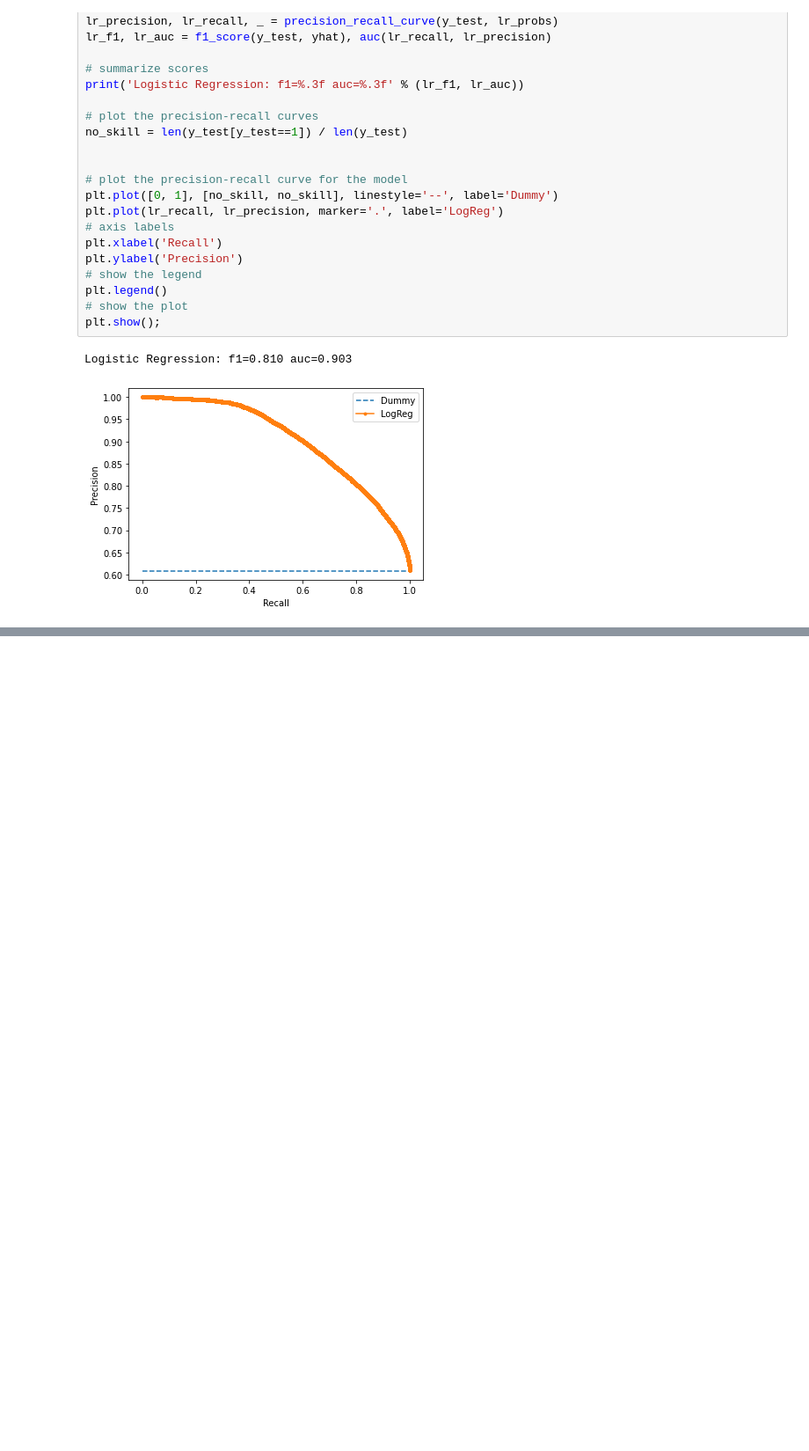
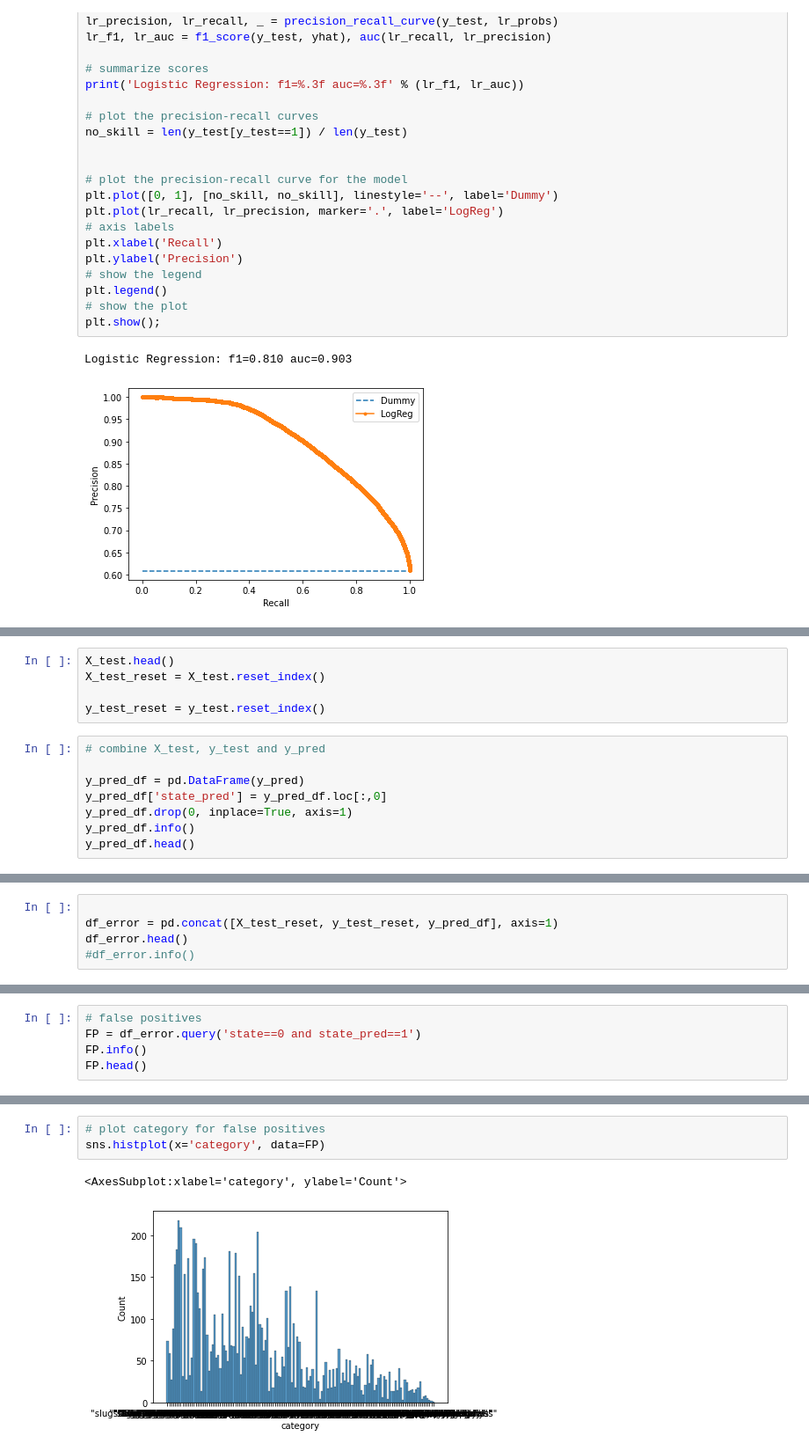
Before and after one commit to laurantirkh/kickstarter-ml, a Jupyter notebook: log_reg.ipynb, the cells around one changed output, grey strips where cells are left out. Shown at 88% size. Cells and saved outputs as stored; diff of their text form; blank space fills up the shorter version.

Commit message:
log reg error analysis (#34)

```diff
--- a/log_reg.ipynb
+++ b/log_reg.ipynb
@@ -355,0 +328,13 @@ pickle.dump(best_log_reg, open(filename, 'wb'))
+# %%
+X_test.head()
+X_test_reset = X_test.reset_index()
+
+y_test_reset = y_test.reset_index()
+# %%
+# combine X_test, y_test and y_pred
+
+y_pred_df = pd.DataFrame(y_pred)
+y_pred_df['state_pred'] = y_pred_df.loc[:,0]
+y_pred_df.drop(0, inplace=True, axis=1)
+y_pred_df.info()
+y_pred_df.head()
@@ -355,0 +356,5 @@ pickle.dump(best_log_reg, open(filename, 'wb'))
+# %%
+
+df_error = pd.concat([X_test_reset, y_test_reset, y_pred_df], axis=1)
+df_error.head()
+#df_error.info()
@@ -355,0 +370,5 @@ pickle.dump(best_log_reg, open(filename, 'wb'))
+# %%
+# false positives
+FP = df_error.query('state==0 and state_pred==1')
+FP.info()
+FP.head()
@@ -355,0 +426,6 @@ pickle.dump(best_log_reg, open(filename, 'wb'))
+# %%
+# plot category for false positives
+sns.histplot(x='category', data=FP)
+# %% [output]
+<AxesSubplot:xlabel='category', ylabel='Count'>
+[figure, added]
```
Also changed, not shown: parts of 30 cells of this notebook.
